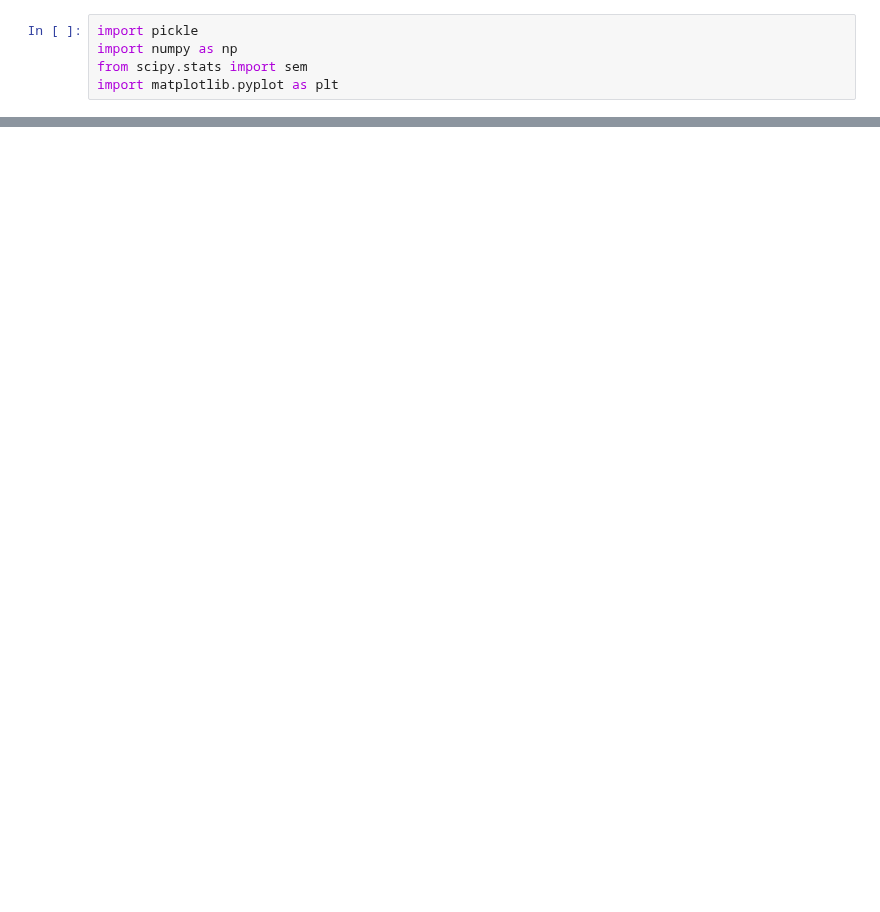
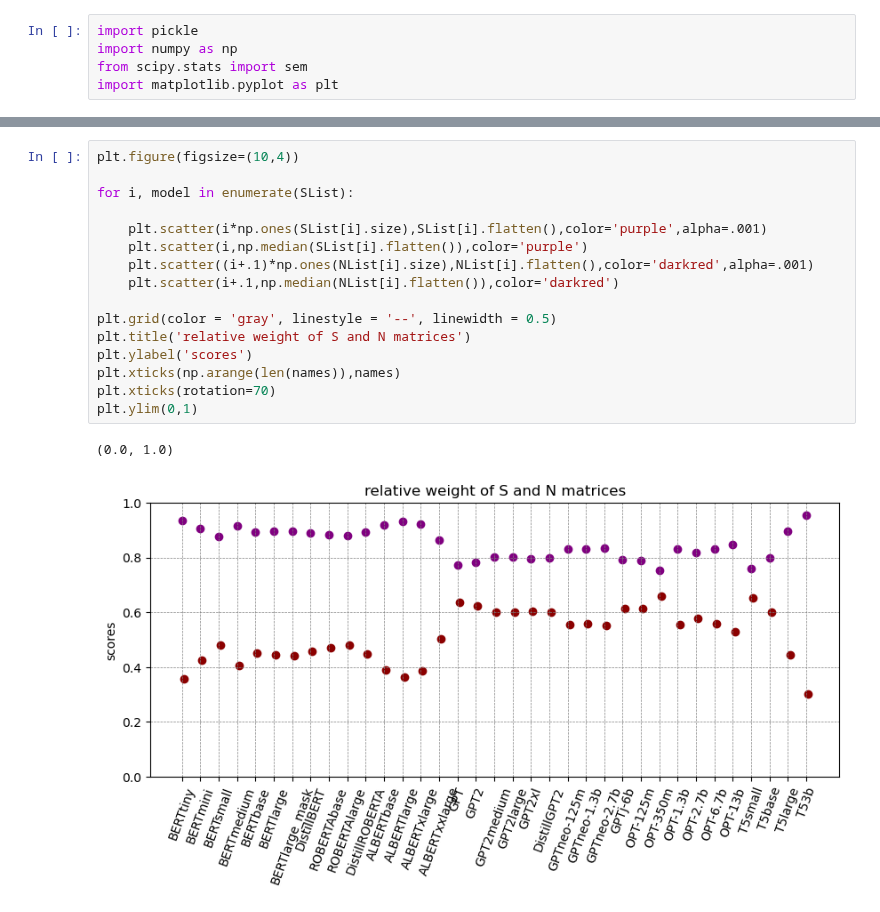
Before and after one commit to matteosaponati/attention-geometry, a Jupyter notebook: figures/fig_scores.ipynb, the cells around one changed output, grey strips where cells are left out. Saved outputs shown, nothing was run; the diff lists cells and outputs as text; blank space fills up the shorter version.

```diff
--- a/figures/fig_scores.ipynb
+++ b/figures/fig_scores.ipynb
@@ -41,0 +42,19 @@ plt.ylim(0,1)
+# %%
+plt.figure(figsize=(10,4))
+
+for i, model in enumerate(SList):
+
+    plt.scatter(i*np.ones(SList[i].size),SList[i].flatten(),color='purple',alpha=.001)
+    plt.scatter(i,np.median(SList[i].flatten()),color='purple')
+    plt.scatter((i+.1)*np.ones(NList[i].size),NList[i].flatten(),color='darkred',alpha=.001)
+    plt.scatter(i+.1,np.median(NList[i].flatten()),color='darkred')
+
+plt.grid(color = 'gray', linestyle = '--', linewidth = 0.5)
+plt.title('relative weight of S and N matrices')
+plt.ylabel('scores')
+plt.xticks(np.arange(len(names)),names)
+plt.xticks(rotation=70)
+plt.ylim(0,1)
+# %% [output]
+(0.0, 1.0)
+[figure, added]
```
Also changed, not shown: parts of 3 cells of this notebook.
